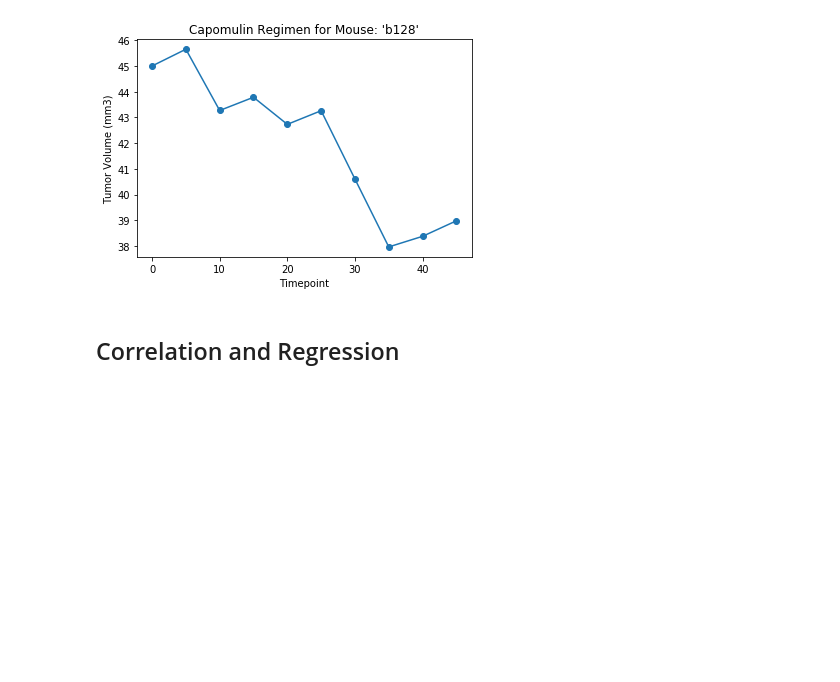
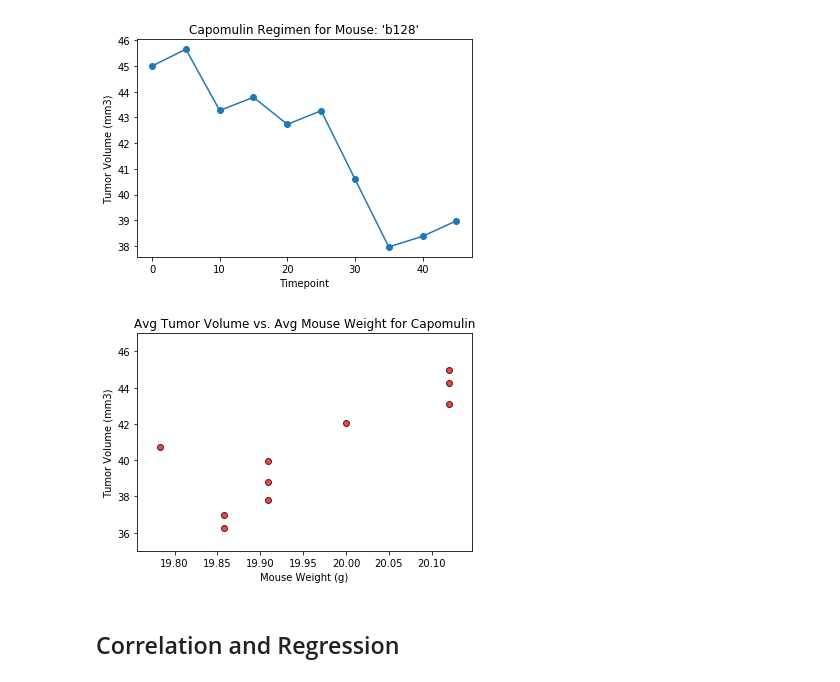
Before and after one commit to vandrade88/matplotlib-challenge, a Jupyter notebook: Pymaceuticals/pymaceuticals_starter.ipynb, the cells around one changed output. Cells and saved outputs as stored; diff of their text form; code cells hidden in the pictures; blank space fills up the shorter version.

```diff
--- a/Pymaceuticals/pymaceuticals_starter.ipynb
+++ b/Pymaceuticals/pymaceuticals_starter.ipynb
@@ -358,3 +356,17 @@ plt.show()
+# %%
+# Generate a scatter plot of average tumor volume vs. mouse weight for the Capomulin regimen
+cap_regimen = df.loc[df["Drug Regimen"] == "Capomulin",:]
+avg_tumor_vol = cap_regimen.groupby('Timepoint')['Tumor Volume (mm3)'].mean()
+avg_mouse_weight = cap_regimen.groupby('Timepoint')['Weight (g)'].mean()
+
+plt.scatter(avg_mouse_weight,avg_tumor_vol, marker="o", facecolors="red", edgecolors="black", alpha=0.75)
+plt.title('Avg Tumor Volume vs. Avg Mouse Weight for Capomulin')
+plt.xlabel('Mouse Weight (g)')
+plt.ylabel('Tumor Volume (mm3)')
+plt.ylim(35,47)
+plt.show()
+# %% [output]
+[figure, added]
 # %% [markdown]
 ## Correlation and Regression
 # %%
```
Also changed, not shown: parts of 1 cell of this notebook.
